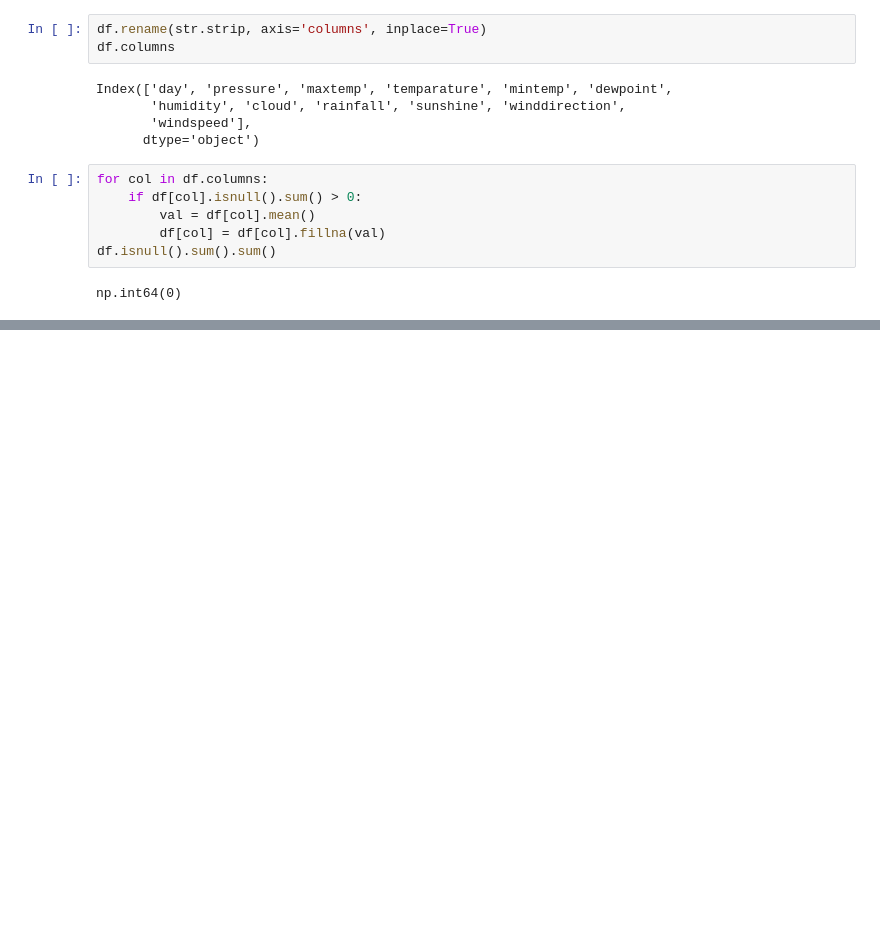
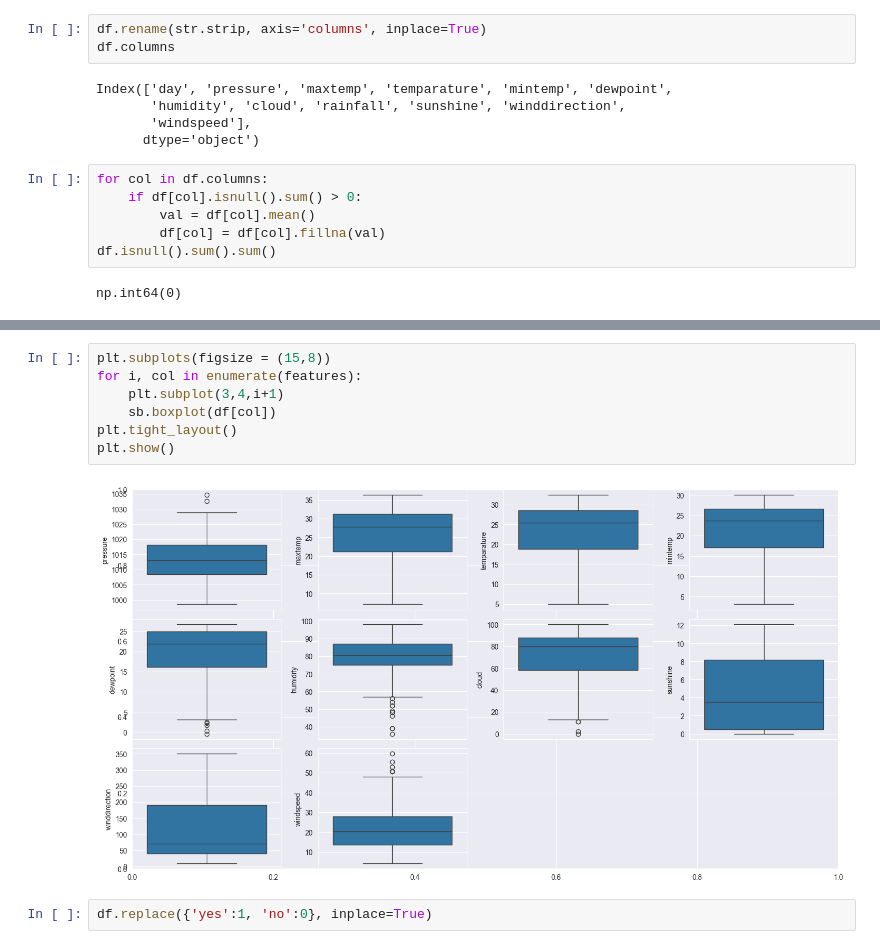
Before and after one commit to Shrutik-0101/Machine-Learning-Portfolio, a Jupyter notebook: Rainfall_Prediction.ipynb, the cells around one changed output, grey strips where cells are left out. Cells and saved outputs as stored; diff of their text form; blank space fills up the shorter version.

```diff
--- a/Rainfall_Prediction.ipynb
+++ b/Rainfall_Prediction.ipynb
@@ -133,0 +166,11 @@ np.int64(0)
+# %%
+plt.subplots(figsize = (15,8))
+for i, col in enumerate(features):
+    plt.subplot(3,4,i+1)
+    sb.boxplot(df[col])
+plt.tight_layout()
+plt.show()
+# %% [output]
+[figure, added]
+# %%
+df.replace({'yes':1, 'no':0}, inplace=True)
```
Also changed, not shown: parts of 6 cells of this notebook.
